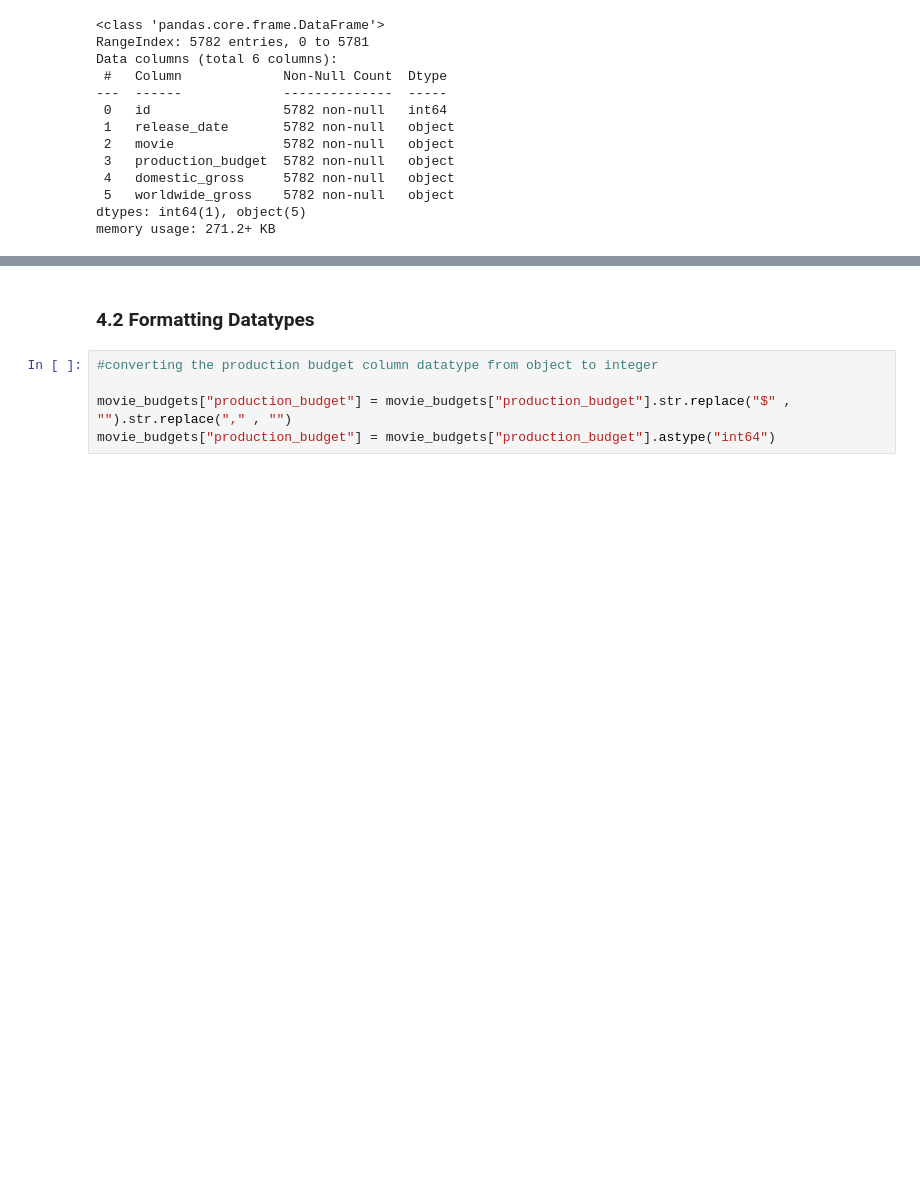
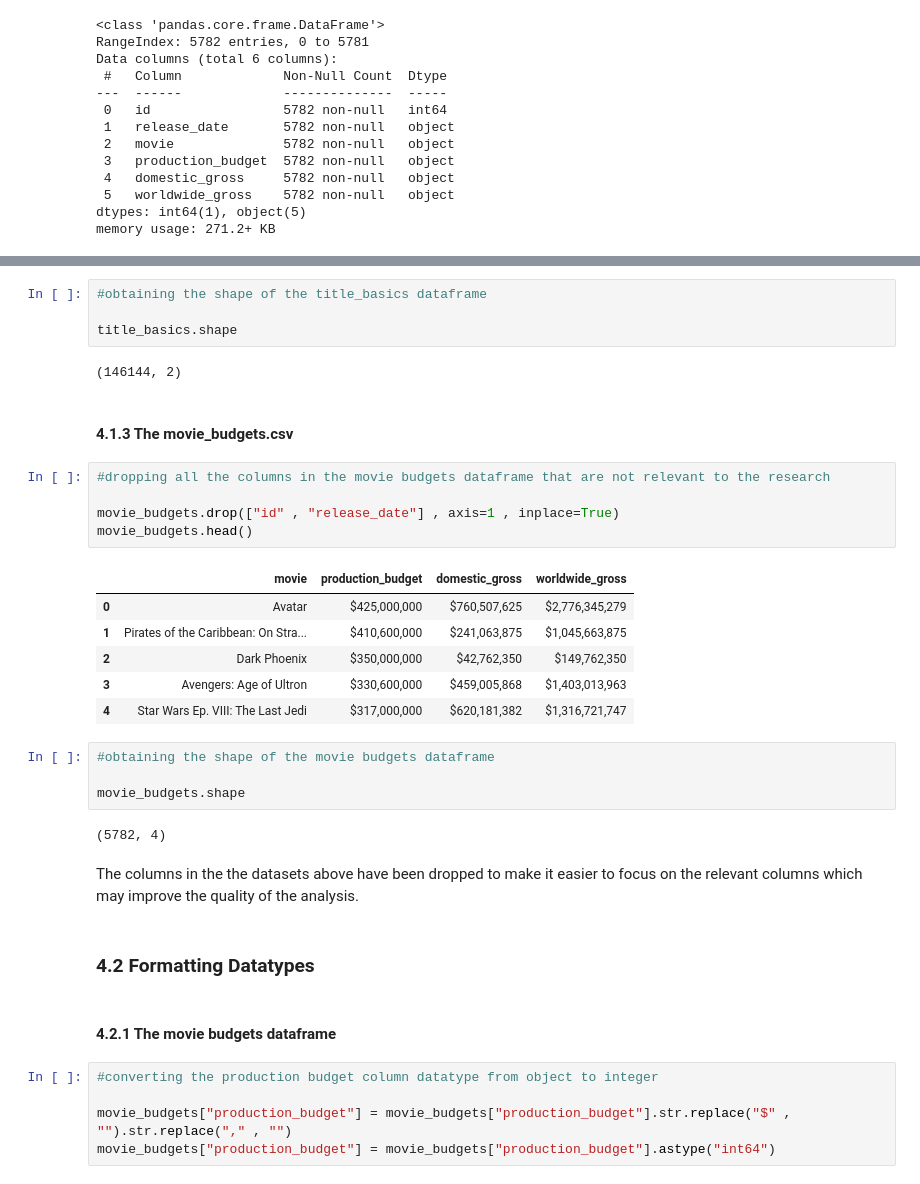
Before and after one commit to KimberlyWairimu/Project-Phase-1, a Jupyter notebook: My_project_1_jupyter_notebook.ipynb, the cells around one changed output, grey strips where cells are left out. Saved outputs shown, nothing was run; the diff lists cells and outputs as text; blank space fills up the shorter version.

```diff
--- a/My_project_1_jupyter_notebook.ipynb
+++ b/My_project_1_jupyter_notebook.ipynb
@@ -251,5 +253,35 @@ title_basics["genres"] = title_basics["genres"].fillna("Other")
+# %%
+#obtaining the shape of the title_basics dataframe
+
+title_basics.shape
+# %% [output]
+(146144, 2)
+# %% [markdown]
+#### 4.1.3 The movie_budgets.csv
+# %%
+#dropping all the columns in the movie budgets dataframe that are not relevant to the research
+
+movie_budgets.drop(["id" , "release_date"] , axis=1 , inplace=True)
+movie_budgets.head()
+# %% [output]
+|  | movie | production_budget | domestic_gross | worldwide_gross |
+| 0 | Avatar | $425,000,000 | $760,507,625 | $2,776,345,279 |
+| 1 | Pirates of the Caribbean: On Stra... | $410,600,000 | $241,063,875 | $1,045,663,875 |
+| 2 | Dark Phoenix | $350,000,000 | $42,762,350 | $149,762,350 |
+| 3 | Avengers: Age of Ultron | $330,600,000 | $459,005,868 | $1,403,013,963 |
+| 4 | Star Wars Ep. VIII: The Last Jedi | $317,000,000 | $620,181,382 | $1,316,721,747 |
+# %%
+#obtaining the shape of the movie budgets dataframe
+
+movie_budgets.shape
+# %% [output]
+(5782, 4)
+# %% [markdown]
+The columns in the the datasets above have been dropped to make it easier to focus on the relevant columns which may improve the quality of the analysis.
 # %% [markdown]
 ### 4.2 Formatting Datatypes
+# %% [markdown]
+#### 4.2.1 The movie budgets dataframe
 # %%
 #converting the production budget column datatype from object to integer
 
```
Also changed, not shown: parts of 45 cells of this notebook.
